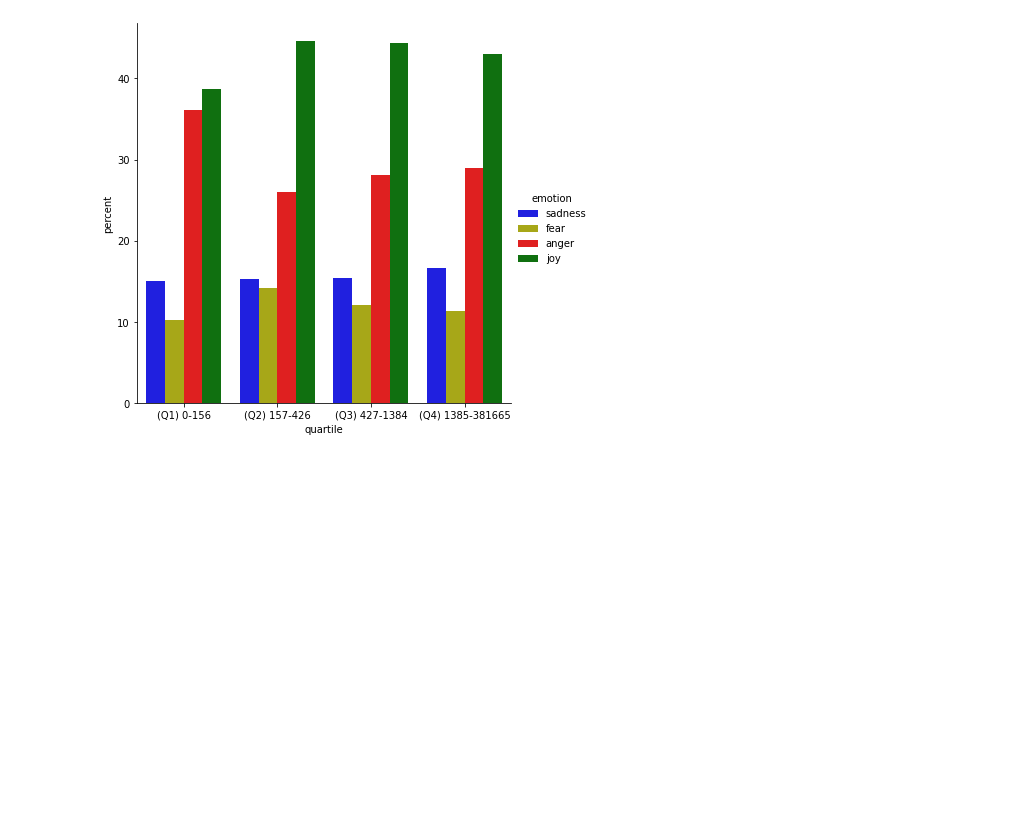
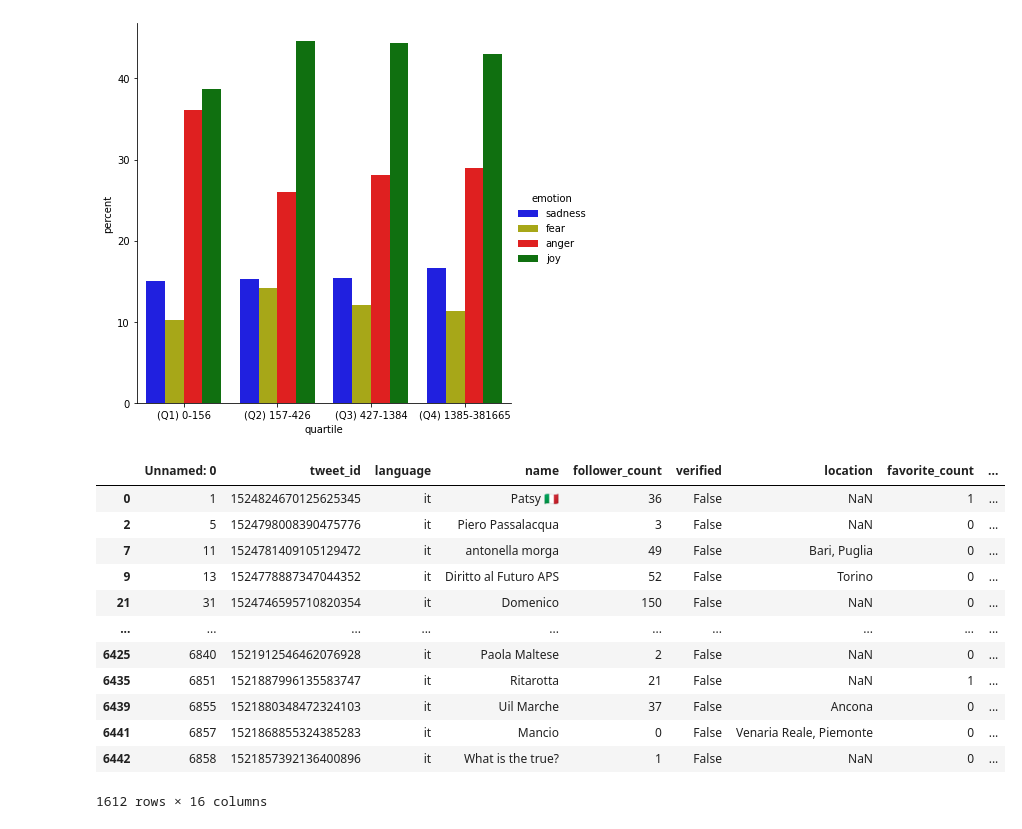
Before and after one commit to paolofesta/prove, a Jupyter notebook: TESI.ipynb, the cells around one changed output. Drawn from its saved outputs; the diff is of its cells as text; code cells hidden in the pictures; blank space fills up the shorter version.

```diff
--- a/TESI.ipynb
+++ b/TESI.ipynb
@@ -690,3 +690,19 @@ plt.title('')
 print()
 # %% [output]
 [figure]
+# %%
+df.loc[df["quartile"]=="(Q1) 0-156"]
+# %% [output]
+|  | Unnamed: 0 | tweet_id | language | name | follower_count | verified | location | favorite_count | ... |
+| 0 | 1 | 1524824670125625345 | it | Patsy 🇮🇹 | 36 | False | NaN | 1 | ... |
+| 2 | 5 | 1524798008390475776 | it | Piero Passalacqua | 3 | False | NaN | 0 | ... |
+| 7 | 11 | 1524781409105129472 | it | antonella morga | 49 | False | Bari, Puglia | 0 | ... |
+| 9 | 13 | 1524778887347044352 | it | Diritto al Futuro APS | 52 | False | Torino | 0 | ... |
+| 21 | 31 | 1524746595710820354 | it | Domenico | 150 | False | NaN | 0 | ... |
+| ... | ... | ... | ... | ... | ... | ... | ... | ... | ... |
+| 6425 | 6840 | 1521912546462076928 | it | Paola Maltese | 2 | False | NaN | 0 | ... |
+| 6435 | 6851 | 1521887996135583747 | it | Ritarotta | 21 | False | NaN | 1 | ... |
+| 6439 | 6855 | 1521880348472324103 | it | Uil Marche | 37 | False | Ancona | 0 | ... |
+| 6441 | 6857 | 1521868855324385283 | it | Mancio | 0 | False | Venaria Reale, Piemonte | 0 | ... |
+| 6442 | 6858 | 1521857392136400896 | it | What is the true? | 1 | False | NaN | 0 | ... |
+1612 rows × 16 columns
```
